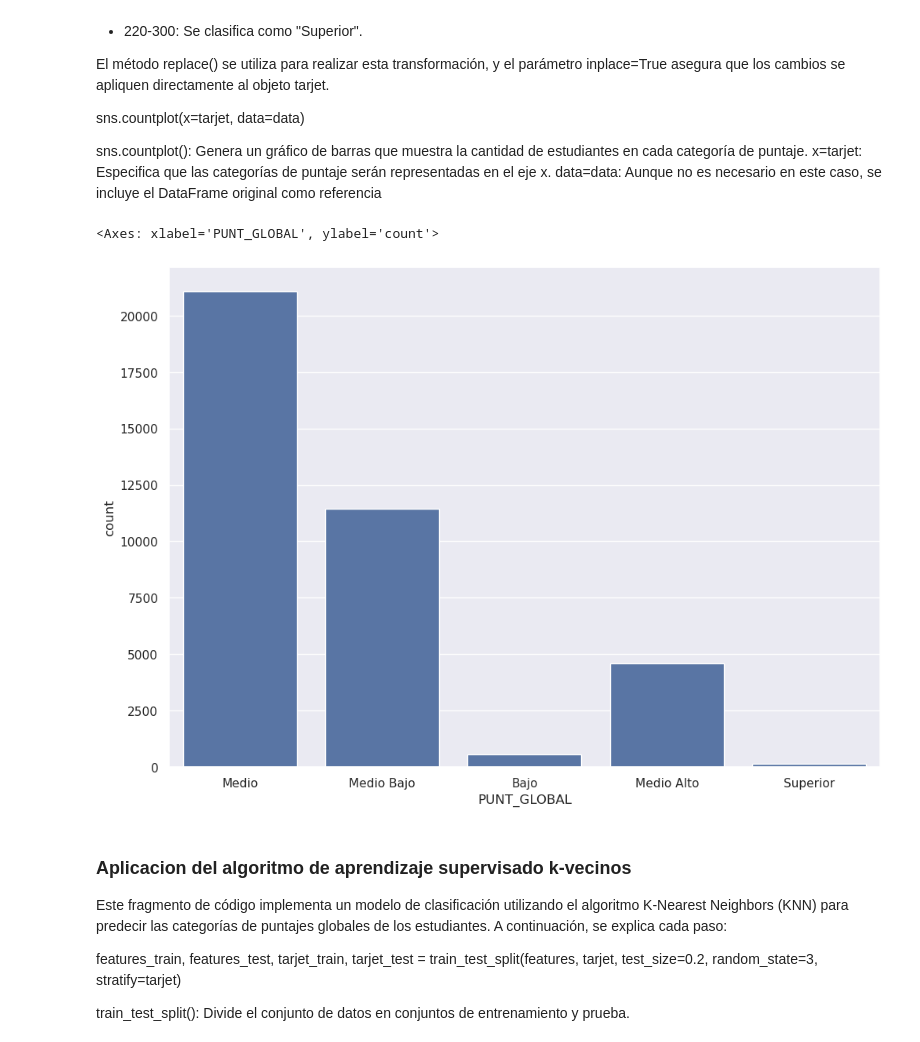
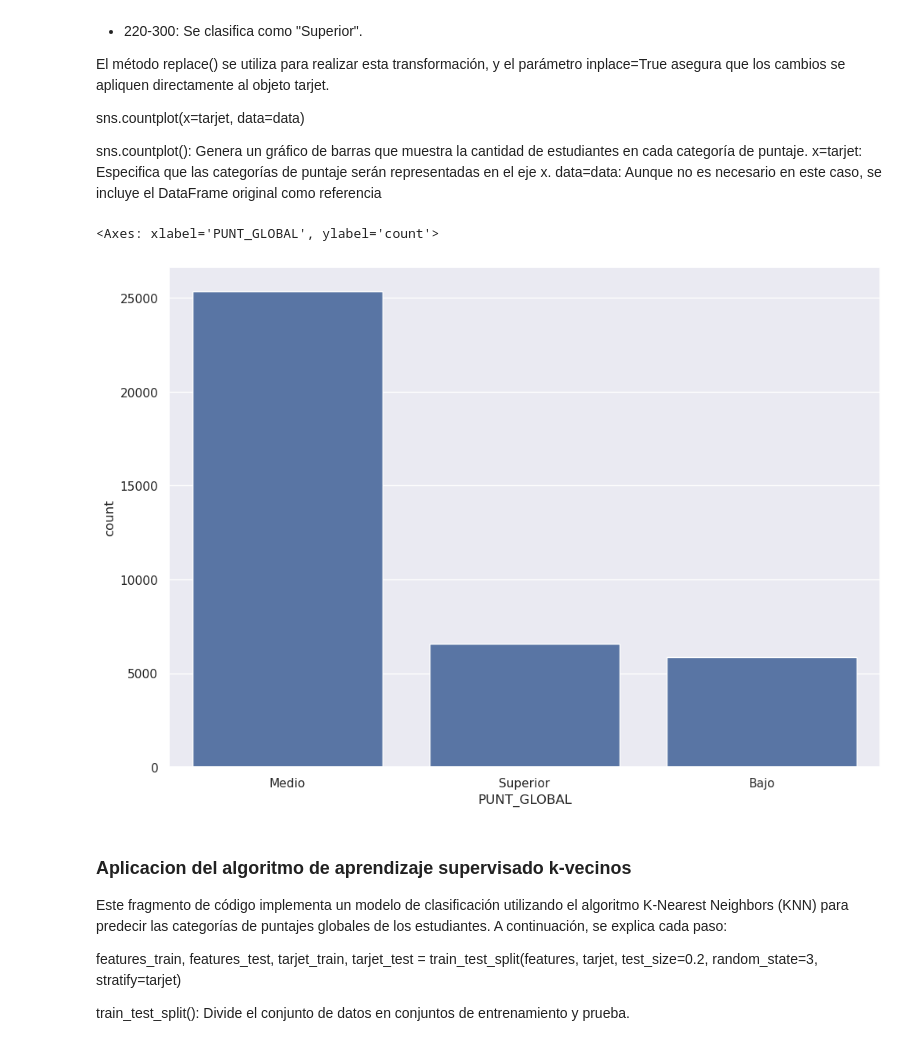
Before and after one commit to jnicolasdz/Socioeconomis-impact-over-score, a Jupyter notebook: k-negh-notebook.ipynb, the cells around one changed output. Cells and saved outputs as stored; diff of their text form; code cells hidden in the pictures.

```diff
--- a/k-negh-notebook.ipynb
+++ b/k-negh-notebook.ipynb
@@ -93,17 +180,18 @@ x=tarjet: Especifica que las categorías de puntaje serán representadas en el e
 data=data: Aunque no es necesario en este caso, se incluye el DataFrame original como referencia
 # %%
 # Classify tarjet
-features = data.drop(columns=['PUNT_GLOBAL'])
+
+features = data.drop(columns=['PUNT_GLOBAL', 'FAMI_TIENEMOTOCICLETA', 'FAMI_TIENECONSOLAVIDEOJUEGOS', 'FAMI_CUANTOSCOMPARTEBAÑO', 'ESTU_HORASSEMANATRABAJA', \
+                              'FAMI_EDUCACIONPADRE', 'FAMI_EDUCACIONMADRE'])
+
 tarjet = data['PUNT_GLOBAL']
-tarjet.replace(to_replace=range(0,100), value='Bajo', inplace=True)
-tarjet.replace(to_replace=range(100,140), value='Medio Bajo', inplace=True)
-tarjet.replace(to_replace=range(140,180), value='Medio', inplace=True)
-tarjet.replace(to_replace=range(180,220), value='Medio Alto', inplace=True)
-tarjet.replace(to_replace=range(220,300), value='Superior', inplace=True)
+tarjet.replace(to_replace=range(0,127), value='Bajo', inplace=True)
+tarjet.replace(to_replace=range(127,175), value='Medio', inplace=True)
+tarjet.replace(to_replace=range(175,300), value='Superior', inplace=True)
 sns.countplot(x=tarjet)
 # %% [output]
 <Axes: xlabel='PUNT_GLOBAL', ylabel='count'>
-[figure, old version]
+[figure, new version]
 # %% [markdown]
 ### Aplicacion del algoritmo de aprendizaje supervisado k-vecinos
 Este fragmento de código implementa un modelo de clasificación utilizando el algoritmo K-Nearest Neighbors (KNN) para predecir las categorías de puntajes globales de los estudiantes. A continuación, se explica cada paso:
```
Also changed, not shown: parts of 13 cells of this notebook.
